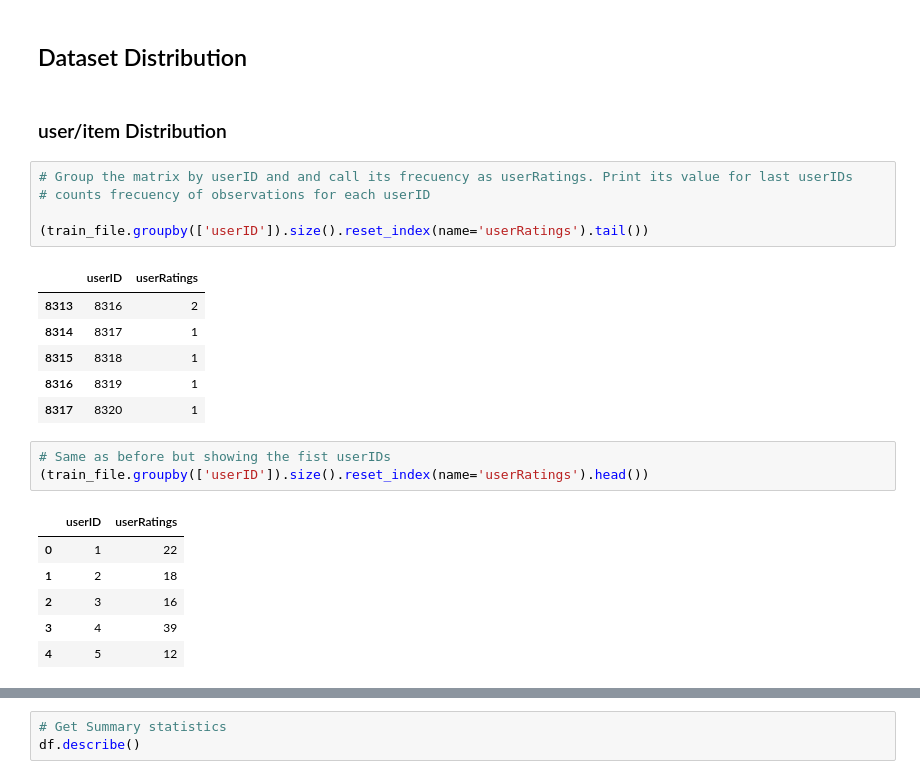
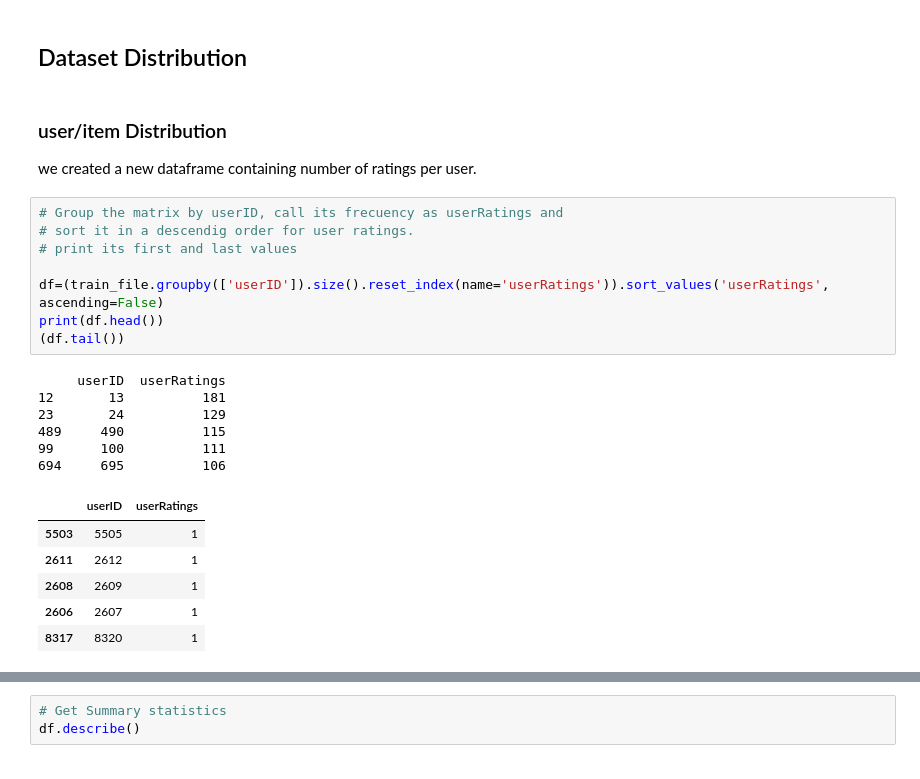
Before and after one commit to paulanavarretec/RecSys-Tarea1, a Jupyter notebook: Recsys_Tarea1.ipynb, the cells around one changed output, grey strips where cells are left out. Saved outputs shown, nothing was run; the diff lists cells and outputs as text.

```diff
--- a/Recsys_Tarea1.ipynb
+++ b/Recsys_Tarea1.ipynb
@@ -248,27 +208,28 @@ train_file.itemID.plot(kind='kde', ax=ax, secondary_y=True)
 It is interesting what this plot shows. We can see a sort of different waves, characterized by a peak of ratings for some items, but a comparable bigger tail of items rated comparatively less. This may suggest that new items were introduced in 4 to 5 waves along time, where we initial introductions brought several more reviews per item introduced than the later, making sense with the previous analysis of users.
 # %% [markdown]
 ## Dataset Distribution
-# %% [markdown]
-### user/item Distribution
+# %% [markdown]
+### user/item Distribution
+
+we created a new dataframe containing number of ratings per user.
 # %%
-# Group the matrix by userID and and call its frecuency as userRatings. Print its value for last userIDs
-# counts frecuency of observations for each userID
+# Group the matrix by userID, call its frecuency as userRatings and
+# sort it in a descendig order for user ratings.
+# print its first and last values
 
-(train_file.groupby(['userID']).size().reset_index(name='userRatings').tail())
+df=(train_file.groupby(['userID']).size().reset_index(name='userRatings')).sort_values('userRatings', ascending=False)
+print(df.head())
+(df.tail())
 # %% [output]
+     userID  userRatings
+12       13          181
+23       24          129
+489     490          115
+99      100          111
+694     695          106
 |  | userID | userRatings |
-| 8313 | 8316 | 2 |
-| 8314 | 8317 | 1 |
-| 8315 | 8318 | 1 |
-| 8316 | 8319 | 1 |
+| 5503 | 5505 | 1 |
+| 2611 | 2612 | 1 |
+| 2608 | 2609 | 1 |
+| 2606 | 2607 | 1 |
 | 8317 | 8320 | 1 |
-# %%
-# Same as before but showing the fist userIDs
-(train_file.groupby(['userID']).size().reset_index(name='userRatings').head())
-# %% [output]
-|  | userID | userRatings |
-| 0 | 1 | 22 |
-| 1 | 2 | 18 |
-| 2 | 3 | 16 |
-| 3 | 4 | 39 |
-| 4 | 5 | 12 |
```
Also changed, not shown: parts of 45 cells of this notebook.
